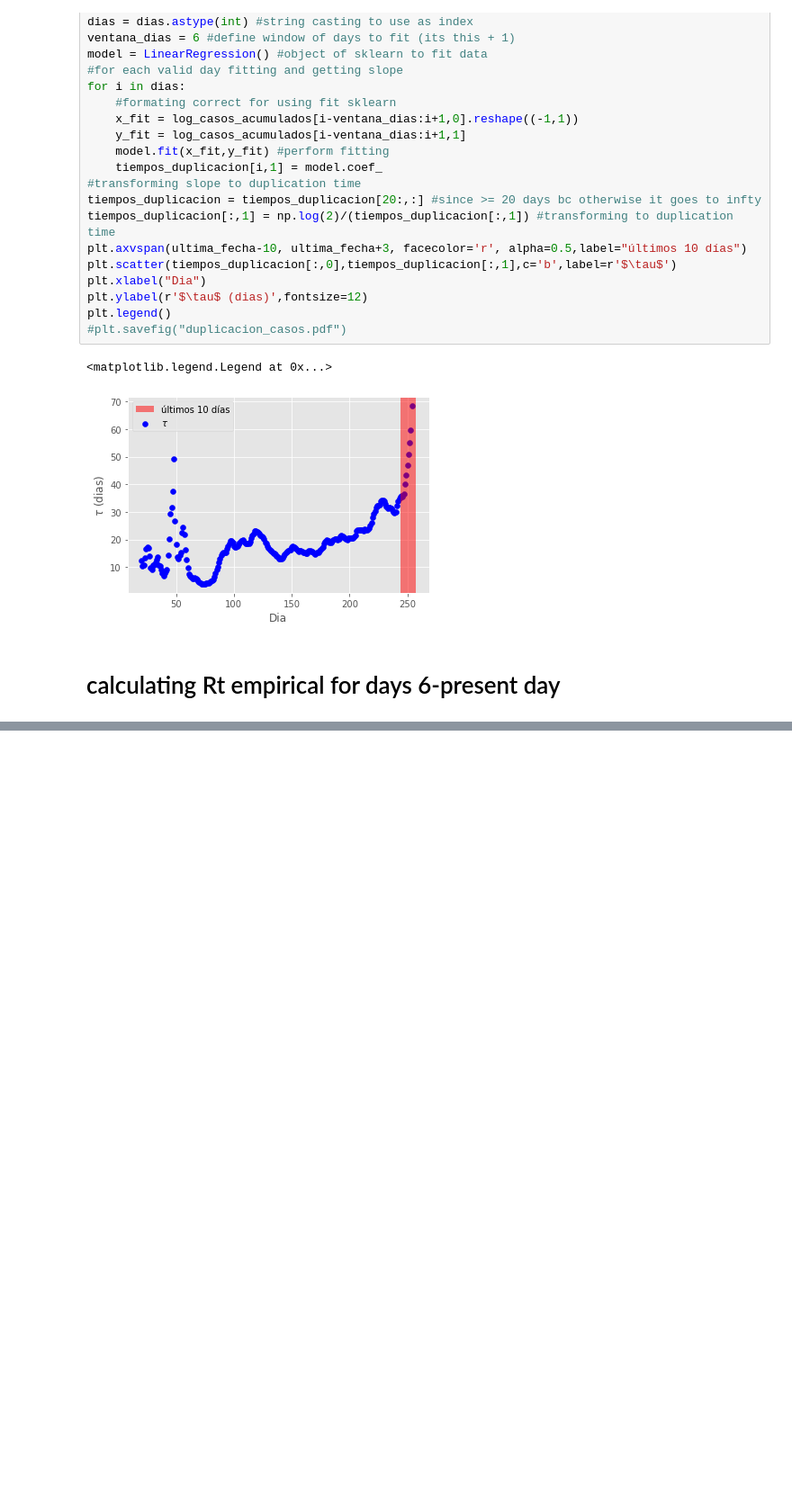
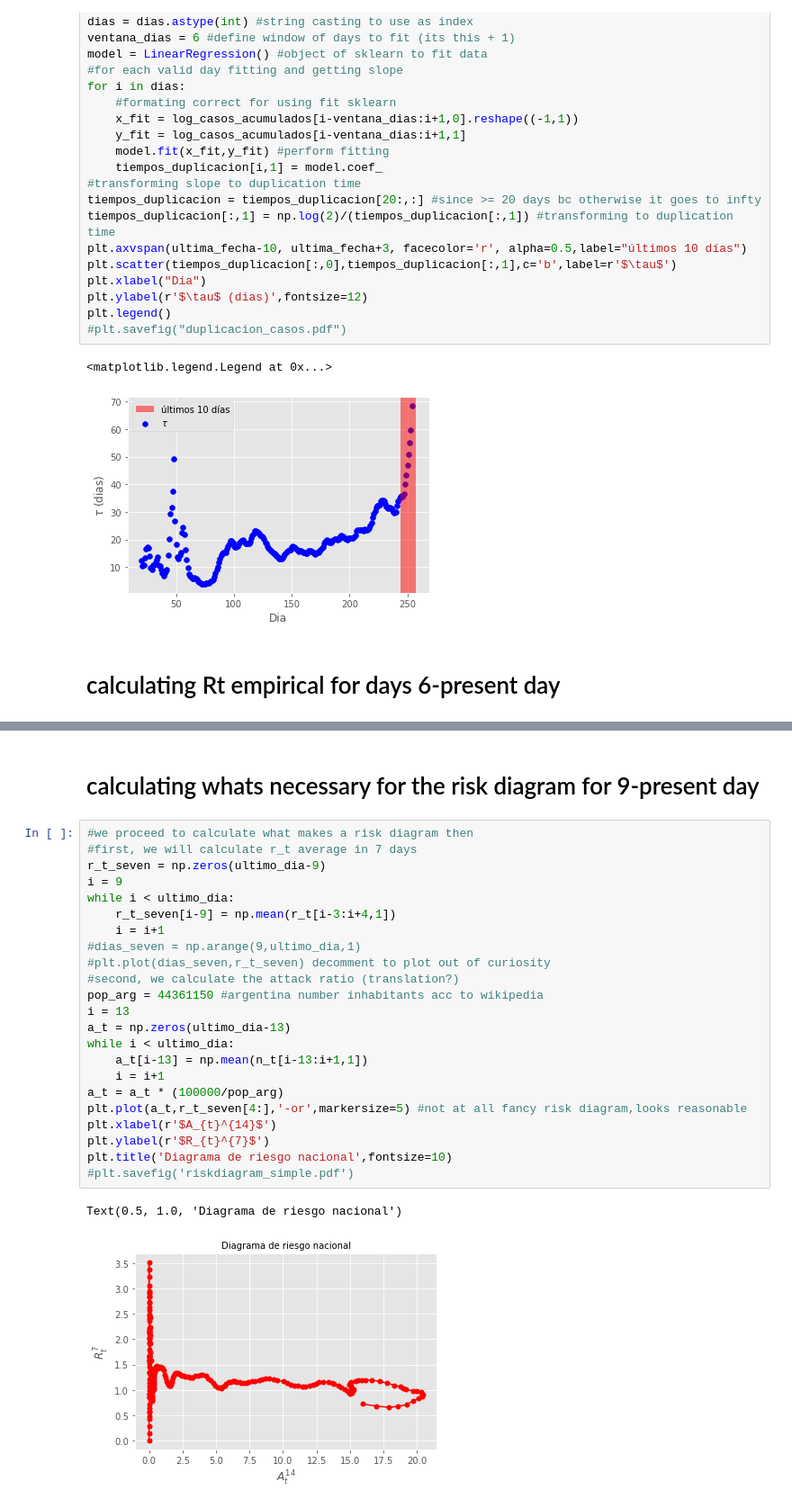
Before and after one commit to denisecammarota/tesis-ib, a Jupyter notebook: Practicando0/Practicando_0.ipynb, the cells around one changed output, grey strips where cells are left out. Shown at 90% size. Saved outputs shown, nothing was run; the diff lists cells and outputs as text; blank space fills up the shorter version.

```diff
--- a/Practicando0/Practicando_0.ipynb
+++ b/Practicando0/Practicando_0.ipynb
@@ -183,0 +190,28 @@ plt.legend()
+# %% [markdown]
+# calculating whats necessary for the risk diagram for 9-present day
+# %%
+#we proceed to calculate what makes a risk diagram then
+#first, we will calculate r_t average in 7 days
+r_t_seven = np.zeros(ultimo_dia-9)
+i = 9
+while i < ultimo_dia:
+    r_t_seven[i-9] = np.mean(r_t[i-3:i+4,1])
+    i = i+1
+#dias_seven = np.arange(9,ultimo_dia,1)
+#plt.plot(dias_seven,r_t_seven) decomment to plot out of curiosity
+#second, we calculate the attack ratio (translation?)
+pop_arg = 44361150 #argentina number inhabitants acc to wikipedia
+i = 13
+a_t = np.zeros(ultimo_dia-13)
+while i < ultimo_dia:
+    a_t[i-13] = np.mean(n_t[i-13:i+1,1])
+    i = i+1
+a_t = a_t * (100000/pop_arg)
+plt.plot(a_t,r_t_seven[4:],'-or',markersize=5) #not at all fancy risk diagram,looks reasonable
+plt.xlabel(r'$A_{t}^{14}$')
+plt.ylabel(r'$R_{t}^{7}$')
+plt.title('Diagrama de riesgo nacional',fontsize=10)
+#plt.savefig('riskdiagram_simple.pdf')
+# %% [output]
+Text(0.5, 1.0, 'Diagrama de riesgo nacional')
+[figure, added]
```
Also changed, not shown: parts of 5 cells of this notebook, 3 other files.
